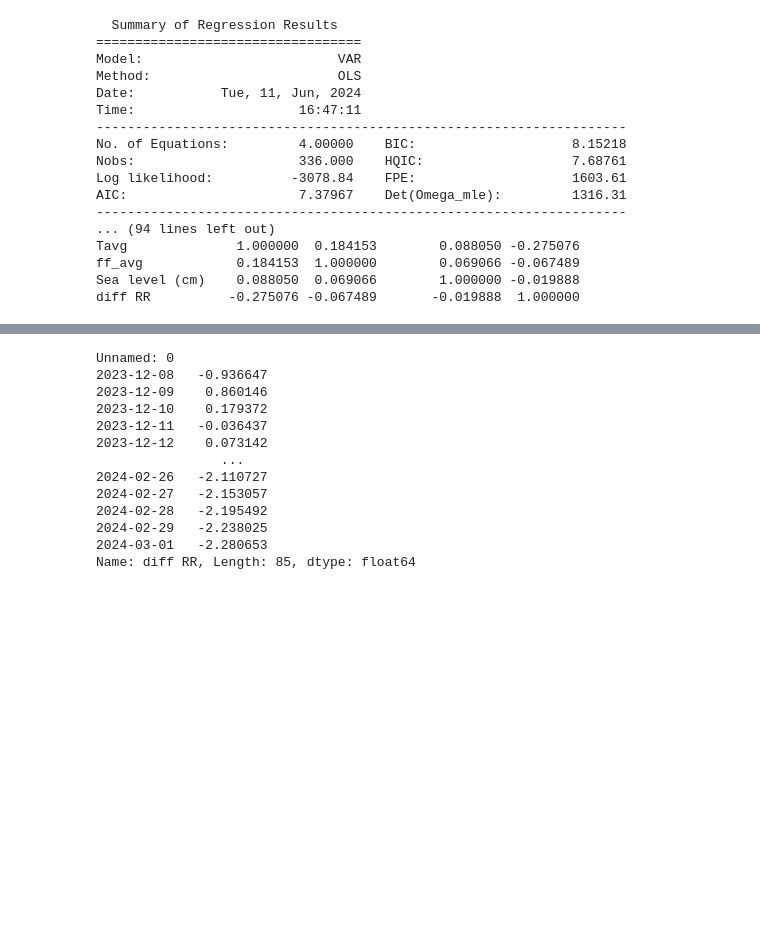
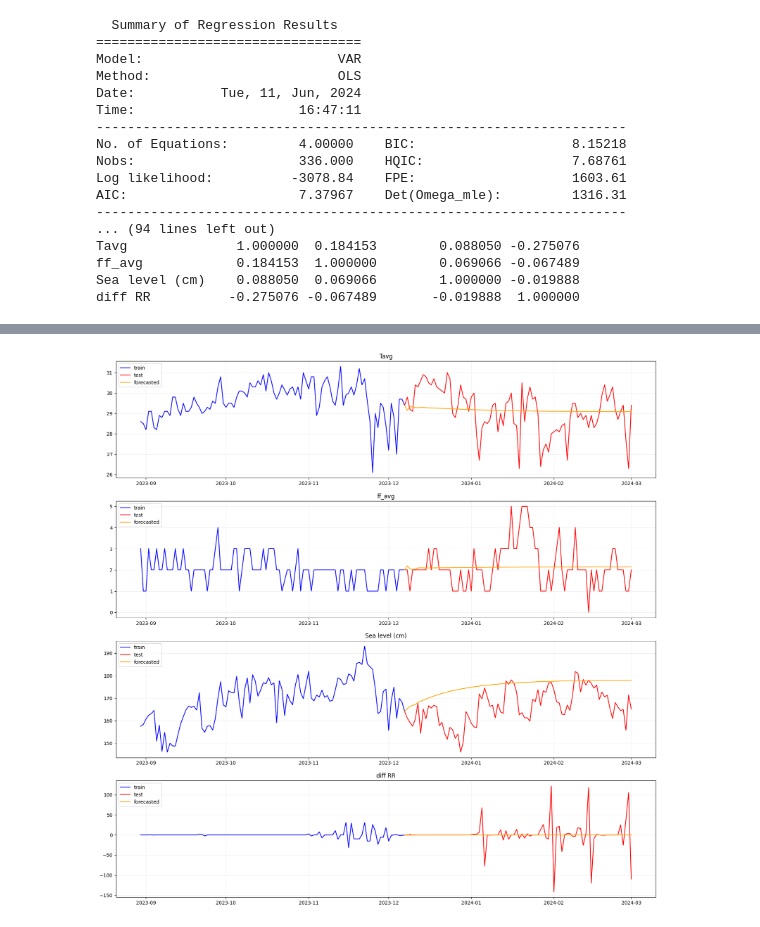
Before and after one commit to Rheyhan/BVAR-and-VAR-Comparison-on-Ancol-Sea-Level-PSB, a Jupyter notebook: Main.ipynb, the cells around one changed output, grey strips where cells are left out. Cells and saved outputs as stored; diff of their text form; code cells hidden in the pictures; blank space fills up the shorter version.

```diff
--- a/Main.ipynb
+++ b/Main.ipynb
@@ -504,16 +498,16 @@ Name: diff RR, Length: 425, dtype: float64
-# %%
-predictions_df_boxcox["diff RR"].cumsum()
-# %% [output]
-Unnamed: 0
-2023-12-08   -0.936647
-2023-12-09    0.860146
-2023-12-10    0.179372
-2023-12-11   -0.036437
-2023-12-12    0.073142
-                ...
-2024-02-26   -2.110727
-2024-02-27   -2.153057
-2024-02-28   -2.195492
-2024-02-29   -2.238025
-2024-03-01   -2.280653
-Name: diff RR, Length: 85, dtype: float64
+# %%
+# Plot Train Eval split target only!
+
+colour = ["blue", "red", "orange",]
+fig = plt.figure(figsize=(20,20))
+for counter, column in enumerate(train_data.columns):
+    ax = fig.add_subplot(4,1,counter+1)
+    ax.plot(train_data[column].iloc[-100:], label="train", c=colour[0])
+    ax.plot(pd.concat((train_data[column].iloc[-1:],  test_data[column])), label="test", c=colour[1])
+    ax.plot(pd.concat((train_data[column].iloc[-1:],  predictions_df[column])), label="forecasted", c=colour[2])
+
+    ax.set_title(column, fontsize=12)
+    ax.grid("on", alpha=0.2)
+    ax.legend(loc="upper left")
+# %% [output]
+[figure, added]
```
Also changed, not shown: parts of 8 cells of this notebook.
